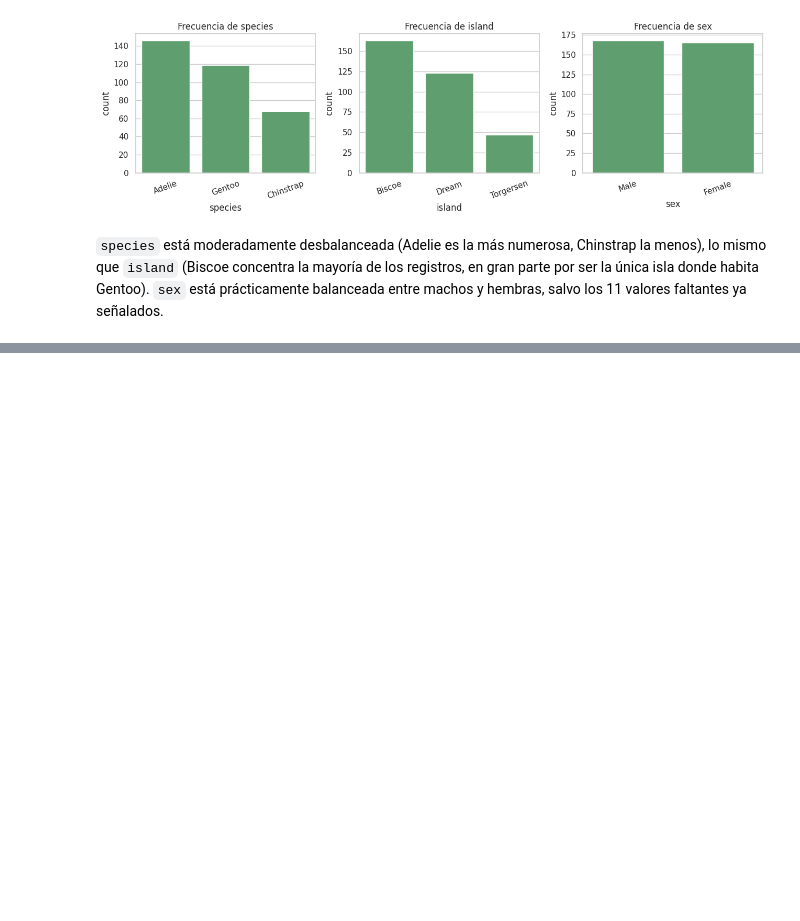
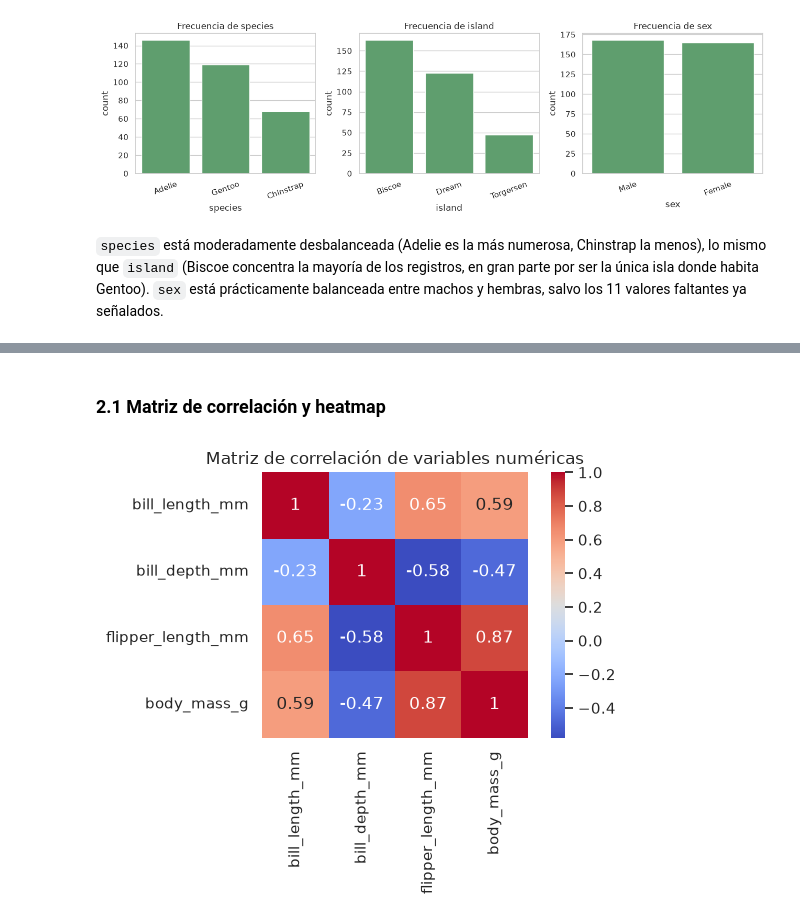
Before and after one commit to maxippacheco/tp1_lab_II_2026, a Jupyter notebook: TP1_Laboratorio_de_datos_2.ipynb, the cells around one changed output, grey strips where cells are left out. Cells and saved outputs as stored; diff of their text form; code cells hidden in the pictures; blank space fills up the shorter version.

```diff
--- a/TP1_Laboratorio_de_datos_2.ipynb
+++ b/TP1_Laboratorio_de_datos_2.ipynb
@@ -222,0 +241,11 @@ plt.show()
+# %% [markdown]
+### 2.1 Matriz de correlación y heatmap
+# %%
+matriz_corr = pinguinos.select_dtypes(include="number").corr()
+
+sns.heatmap(matriz_corr, annot=True, cmap="coolwarm", square=True)
+plt.title("Matriz de correlación de variables numéricas")
+plt.tight_layout()
+plt.show()
+# %% [output]
+[figure, added]
```
Also changed, not shown: parts of 17 cells of this notebook, 2 other files.
